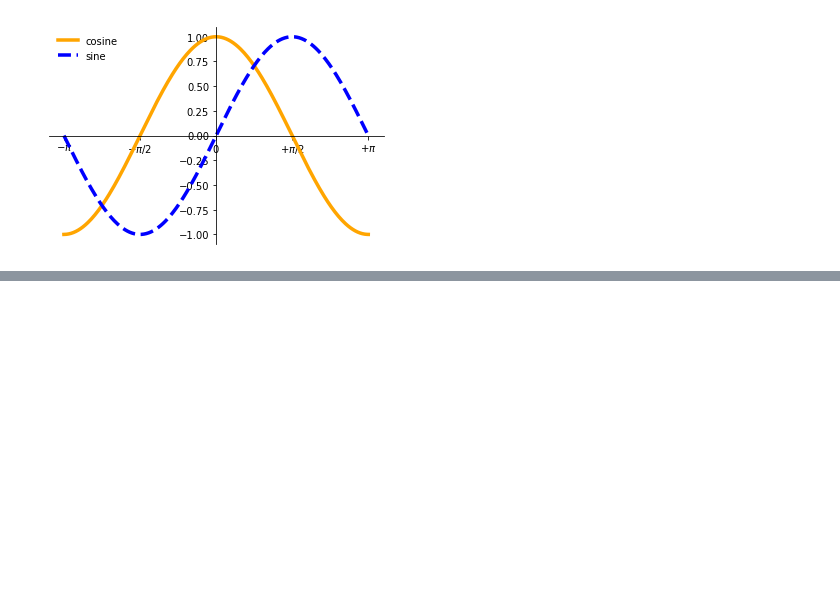
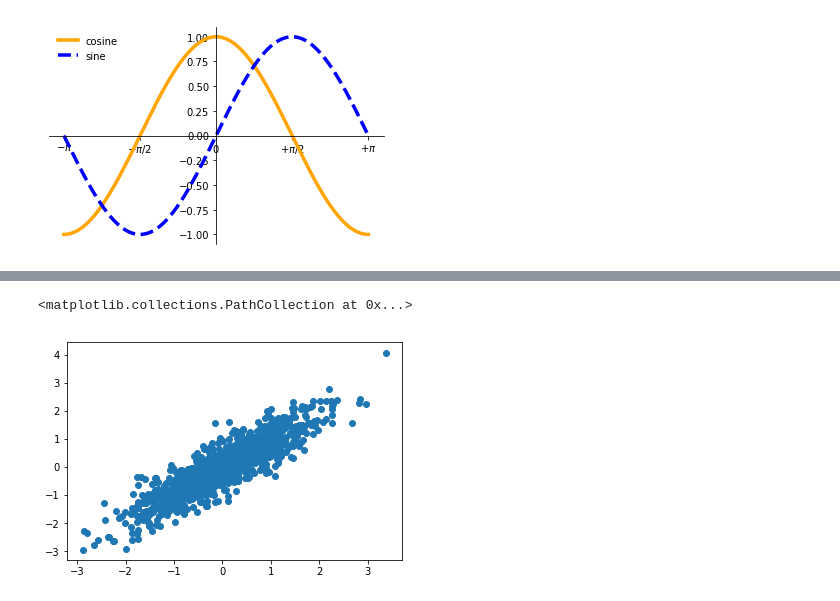
Before and after one commit to andrewkern/biol610, a Jupyter notebook: notebooks/lecture5.ipynb, the cells around one changed output, grey strips where cells are left out. Saved outputs shown, nothing was run; the diff lists cells and outputs as text; code cells hidden in the pictures; blank space fills up the shorter version.

```diff
--- a/notebooks/lecture5.ipynb
+++ b/notebooks/lecture5.ipynb
@@ -80,2 +94,10 @@ plt.show()
+# %%
+mean = np.array([0,0])
+cov1 = np.array([[1.0,0.9],[0.9,1.0]]) #high covariance between x & y
+x = np.random.multivariate_normal(mean, cov1, size=1000)
+plt.scatter(x[:,0],x[:,1])
+# %% [output]
+<matplotlib.collections.PathCollection at 0x...>
+[figure, added]
 # %%
 def f(x, y):
```
Also changed, not shown: parts of 3 cells of this notebook.
